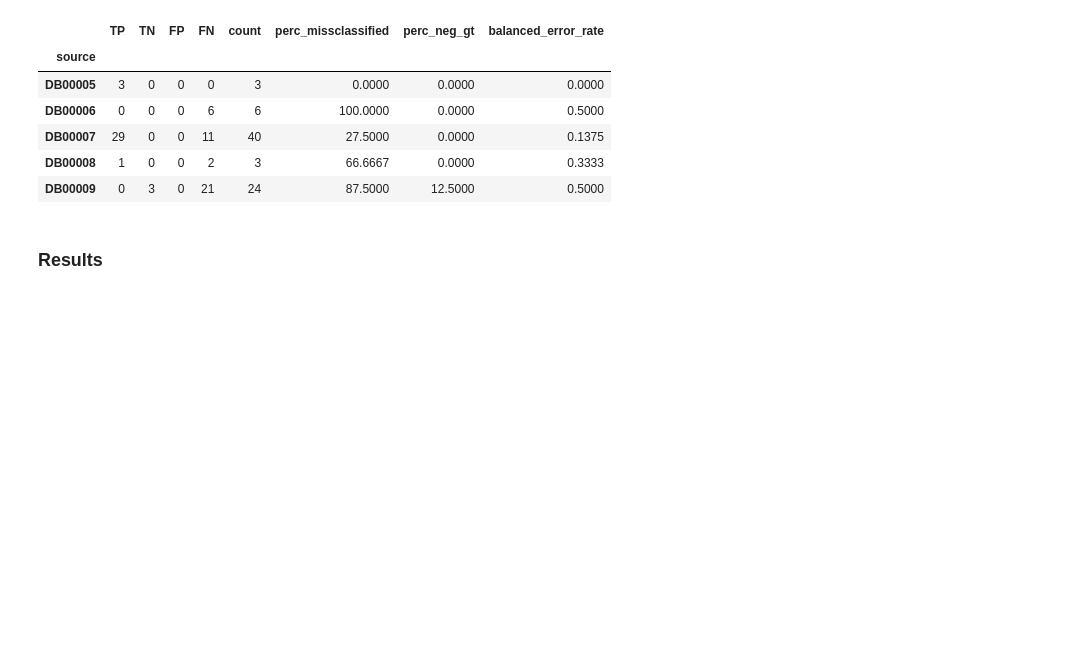
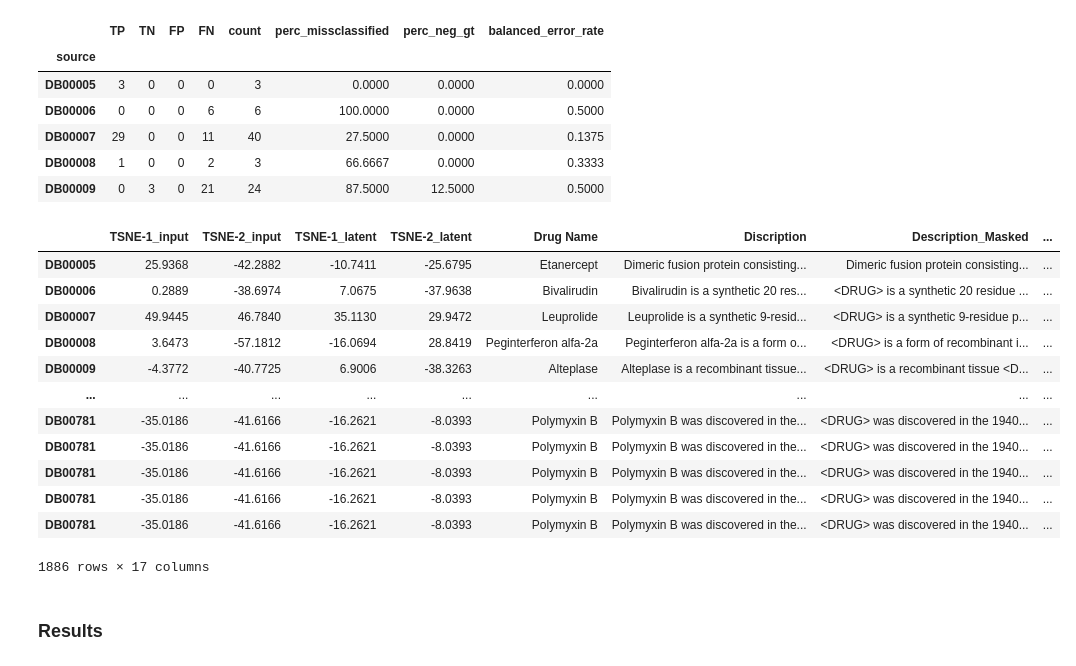
Before and after one commit to lgiobbi/DDI_with_ML, a Jupyter notebook: report/report.ipynb, the cells around one changed output. Drawn from its saved outputs; the diff is of its cells as text; code cells hidden in the pictures; blank space fills up the shorter version.

```diff
--- a/report/report.ipynb
+++ b/report/report.ipynb
@@ -384,6 +452,22 @@ Threshold: 0.5001 | Negatives: 10760
 | DB00007 | 29 | 0 | 0 | 11 | 40 | 27.5000 | 0.0000 | 0.1375 |
 | DB00008 | 1 | 0 | 0 | 2 | 3 | 66.6667 | 0.0000 | 0.3333 |
 | DB00009 | 0 | 3 | 0 | 21 | 24 | 87.5000 | 12.5000 | 0.5000 |
+# %%
+embedding
+# %% [output]
+|  | TSNE-1_input | TSNE-2_input | TSNE-1_latent | TSNE-2_latent | Drug Name | Discription | Description_Masked | ... |
+| DB00005 | 25.9368 | -42.2882 | -10.7411 | -25.6795 | Etanercept | Dimeric fusion protein consisting... | Dimeric fusion protein consisting... | ... |
+| DB00006 | 0.2889 | -38.6974 | 7.0675 | -37.9638 | Bivalirudin | Bivalirudin is a synthetic 20 res... | <DRUG> is a synthetic 20 residue ... | ... |
+| DB00007 | 49.9445 | 46.7840 | 35.1130 | 29.9472 | Leuprolide | Leuprolide is a synthetic 9-resid... | <DRUG> is a synthetic 9-residue p... | ... |
+| DB00008 | 3.6473 | -57.1812 | -16.0694 | 28.8419 | Peginterferon alfa-2a | Peginterferon alfa-2a is a form o... | <DRUG> is a form of recombinant i... | ... |
+| DB00009 | -4.3772 | -40.7725 | 6.9006 | -38.3263 | Alteplase | Alteplase is a recombinant tissue... | <DRUG> is a recombinant tissue <D... | ... |
+| ... | ... | ... | ... | ... | ... | ... | ... | ... |
+| DB00781 | -35.0186 | -41.6166 | -16.2621 | -8.0393 | Polymyxin B | Polymyxin B was discovered in the... | <DRUG> was discovered in the 1940... | ... |
+| DB00781 | -35.0186 | -41.6166 | -16.2621 | -8.0393 | Polymyxin B | Polymyxin B was discovered in the... | <DRUG> was discovered in the 1940... | ... |
+| DB00781 | -35.0186 | -41.6166 | -16.2621 | -8.0393 | Polymyxin B | Polymyxin B was discovered in the... | <DRUG> was discovered in the 1940... | ... |
+| DB00781 | -35.0186 | -41.6166 | -16.2621 | -8.0393 | Polymyxin B | Polymyxin B was discovered in the... | <DRUG> was discovered in the 1940... | ... |
+| DB00781 | -35.0186 | -41.6166 | -16.2621 | -8.0393 | Polymyxin B | Polymyxin B was discovered in the... | <DRUG> was discovered in the 1940... | ... |
+1886 rows × 17 columns
 # %% [markdown]
 ### Results
 # %% [markdown]
```
Also changed, not shown: parts of 24 cells of this notebook, 1 other file.
